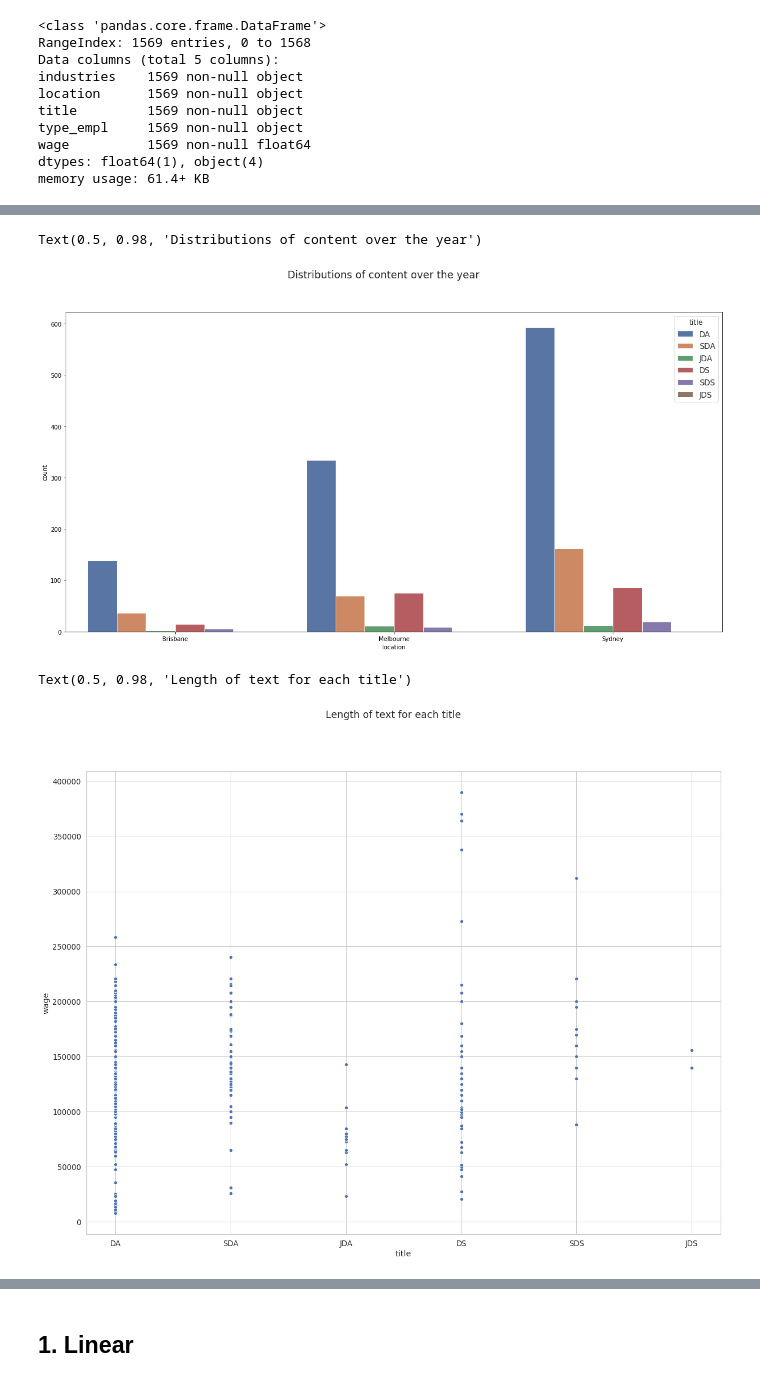
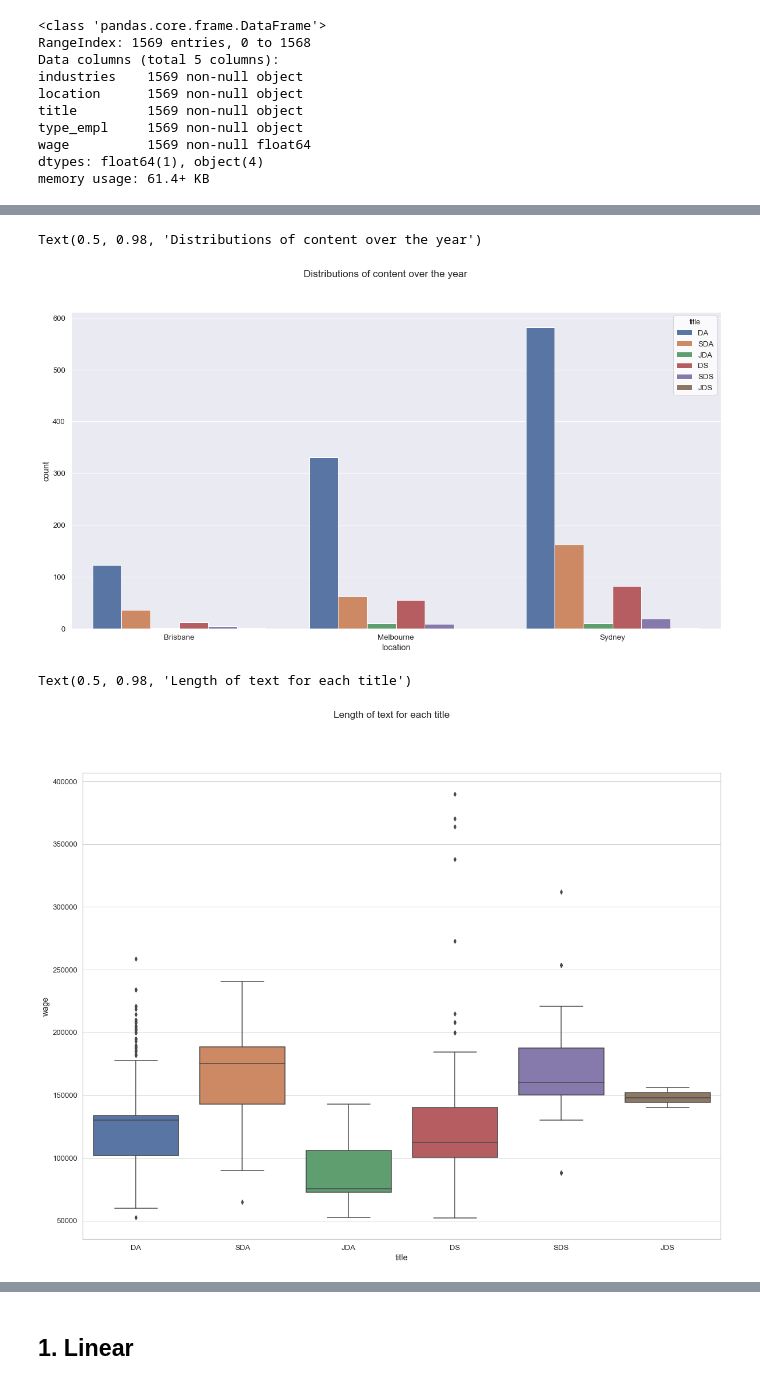
Before and after one commit to sealbamboo/DSme, a Jupyter notebook: Pro4/Step 6b -- Modelling.ipynb, the cells around one changed output, grey strips where cells are left out. Saved outputs shown, nothing was run; the diff lists cells and outputs as text; code cells hidden in the pictures.

Commit message:
Modelling

```diff
--- a/Pro4/Step 6b -- Modelling.ipynb
+++ b/Pro4/Step 6b -- Modelling.ipynb
@@ -9,6 +9,7 @@ from sklearn.svm import SVC, LinearSVC
 from sklearn.model_selection import train_test_split, cross_val_score
 from sklearn.metrics import mean_squared_error, r2_score
 from sklearn.preprocessing import StandardScaler
+from sklearn.model_selection import GridSearchCV
 
 from sklearn.tree import DecisionTreeClassifier
 from sklearn.ensemble import RandomForestClassifier, ExtraTreesClassifier, BaggingClassifier
@@ -16,11 +17,13 @@ from sklearn.ensemble import RandomForestClassifier, ExtraTreesClassifier, Baggi
 from sklearn.cluster import KMeans, k_means
 from scipy.cluster.hierarchy import dendrogram, linkage, cophenet, fcluster
 
+import config
 # Folder
 folder = './training/Final/'
 
 file =  folder + 'dataset.csv'
 
+sns.set_style('darkgrid')
 %matplotlib inline
 # %%
 frame = pd.read_csv(file, sep='|')
@@ -81 +70,3 @@ Name: industries, dtype: int64
+# %%
+frame = frame[frame['wage']>50000]
 # %%
@@ -111,14 +94,14 @@ fig.suptitle('Distributions of content over the year')
 # sns.barplot(x='title',y='wage',data=frame)
 # %% [output]
 Text(0.5, 0.98, 'Distributions of content over the year')
-[figure, old version]
+[figure, new version]
 # %%
 fig, ax = plt.subplots(1,1, figsize=(20,15))
-sns.scatterplot(x='title' , y='wage', data=frame)
+sns.boxplot(x='title' , y='wage', data=frame)
 fig.suptitle('Length of text for each title')
 # %% [output]
 Text(0.5, 0.98, 'Length of text for each title')
-[figure, old version]
+[figure, new version]
 # %%
 sns.countplot(x='type_empl',data=frame)
 # %% [output]
```
Also changed, not shown: parts of 49 cells of this notebook, 6 other files.
